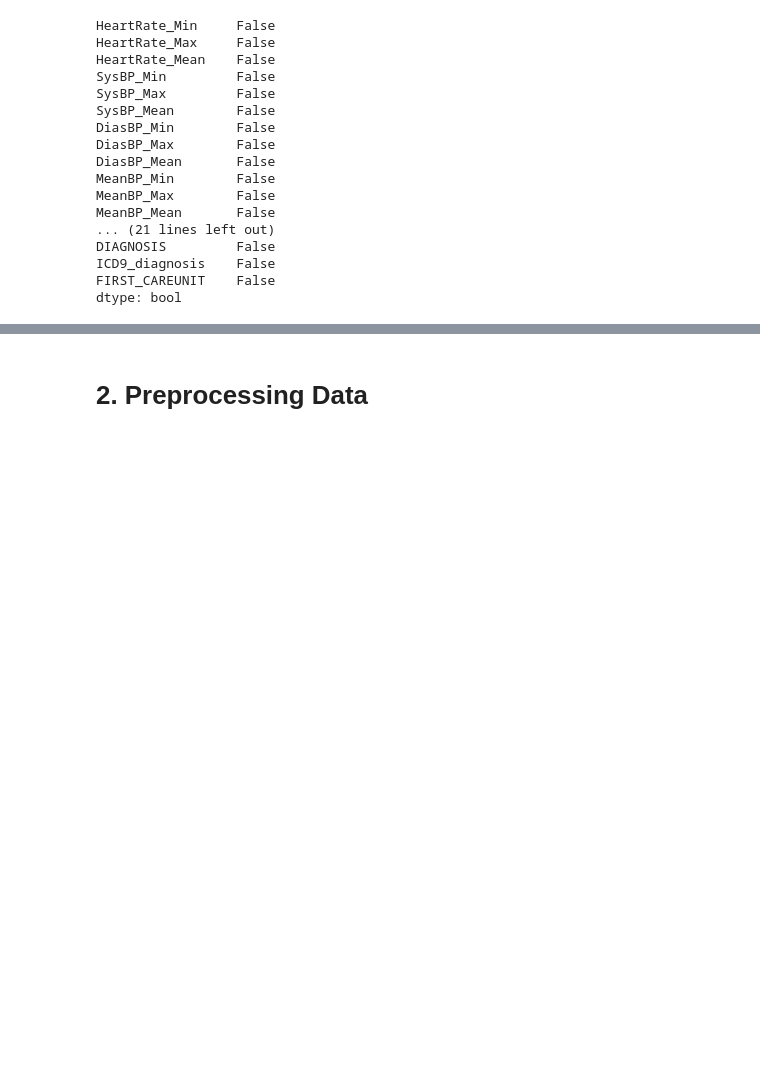
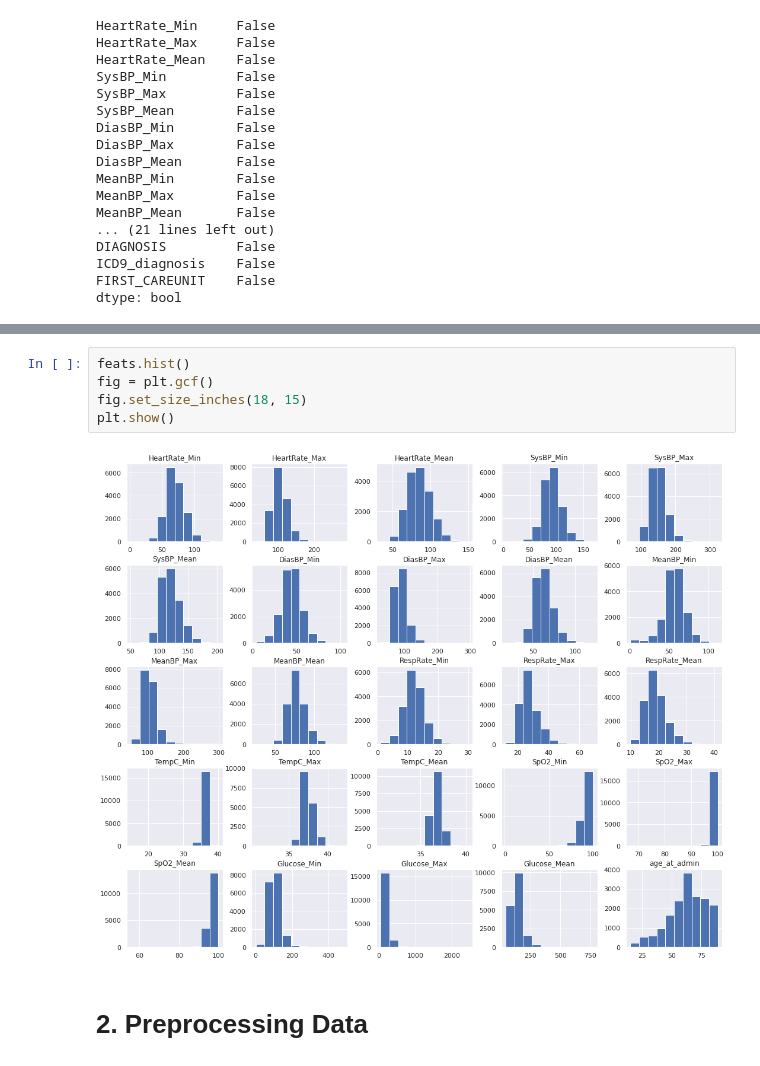
Before and after one commit to MathiasSchindlerCPH/BSE-CML1-repo, a Jupyter notebook: Project_3/main_CML_CDS_project3_unsurp.ipynb, the cells around one changed output, grey strips where cells are left out. Drawn from its saved outputs; the diff is of its cells as text; blank space fills up the shorter version.

```diff
--- a/Project_3/main_CML_CDS_project3_unsurp.ipynb
+++ b/Project_3/main_CML_CDS_project3_unsurp.ipynb
@@ -204,3 +213,10 @@ dtype: bool
+# %%
+feats.hist()
+fig = plt.gcf()
+fig.set_size_inches(18, 15)
+plt.show()
+# %% [output]
+[figure, added]
 # %% [markdown]
 # **2. Preprocessing Data**
 # %% [markdown]
```
Also changed, not shown: parts of 10 cells of this notebook.
